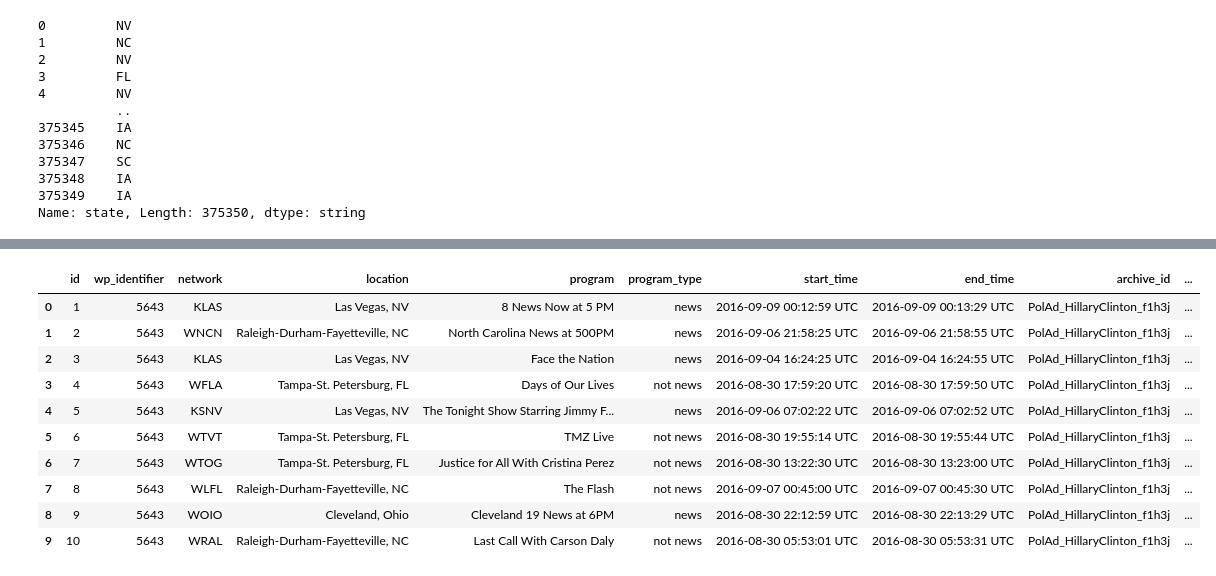
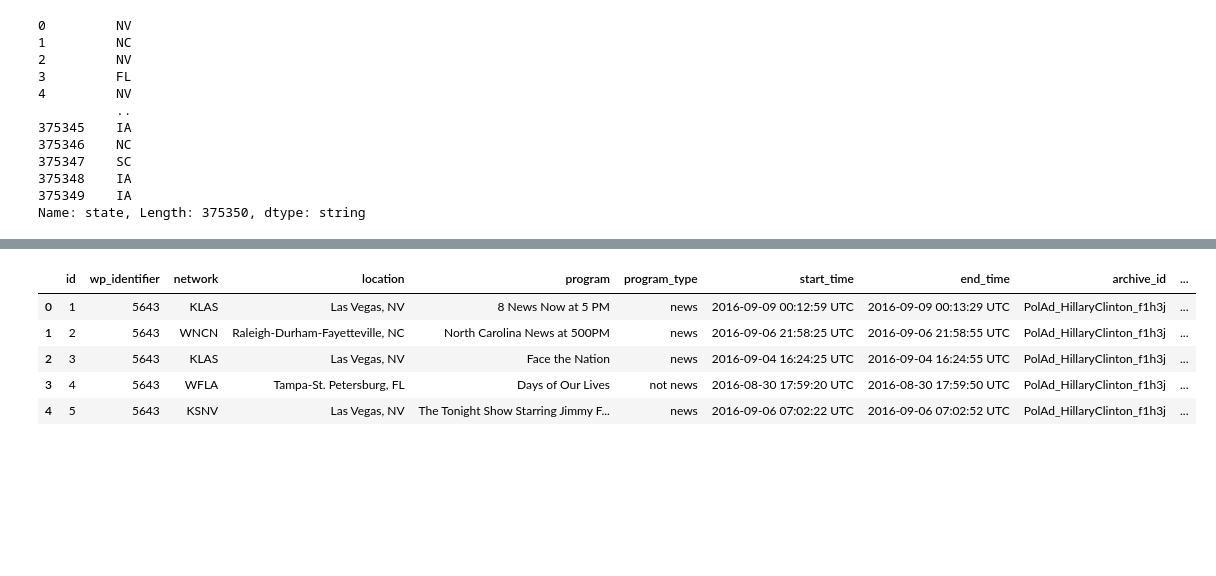
Before and after one commit to phoebeyueh/200_presidential_campaign_analysis, a Jupyter notebook: Annie_Political_Ads_Data_Cleaning.ipynb, the cells around one changed output, grey strips where cells are left out. Drawn from its saved outputs; the diff is of its cells as text; code cells hidden in the pictures; blank space fills up the shorter version.

```diff
--- a/Annie_Political_Ads_Data_Cleaning.ipynb
+++ b/Annie_Political_Ads_Data_Cleaning.ipynb
@@ -207,23 +202,18 @@ Shape of data frame after filtering for only 2016 election cycle: (223722, 20)
 # %%
 # Create columns for candidate contains Hillary Clinton and candidate contains Donald Trump
 
 ads_df["clinton"] = ads_df.candidates.str.contains("clinton", case=False)
 
 ads_df["trump"] = ads_df.candidates.str.contains("trump", case=False)
 
-ads_df.head(10)
+ads_df.head(5)
 # %% [output]
 |  | id | wp_identifier | network | location | program | program_type | start_time | end_time | archive_id | ... |
 | 0 | 1 | 5643 | KLAS | Las Vegas, NV | 8 News Now at 5 PM | news | 2016-09-09 00:12:59 UTC | 2016-09-09 00:13:29 UTC | PolAd_HillaryClinton_f1h3j | ... |
 | 1 | 2 | 5643 | WNCN | Raleigh-Durham-Fayetteville, NC | North Carolina News at 500PM | news | 2016-09-06 21:58:25 UTC | 2016-09-06 21:58:55 UTC | PolAd_HillaryClinton_f1h3j | ... |
 | 2 | 3 | 5643 | KLAS | Las Vegas, NV | Face the Nation | news | 2016-09-04 16:24:25 UTC | 2016-09-04 16:24:55 UTC | PolAd_HillaryClinton_f1h3j | ... |
 | 3 | 4 | 5643 | WFLA | Tampa-St. Petersburg, FL | Days of Our Lives | not news | 2016-08-30 17:59:20 UTC | 2016-08-30 17:59:50 UTC | PolAd_HillaryClinton_f1h3j | ... |
 | 4 | 5 | 5643 | KSNV | Las Vegas, NV | The Tonight Show Starring Jimmy F... | news | 2016-09-06 07:02:22 UTC | 2016-09-06 07:02:52 UTC | PolAd_HillaryClinton_f1h3j | ... |
-| 5 | 6 | 5643 | WTVT | Tampa-St. Petersburg, FL | TMZ Live | not news | 2016-08-30 19:55:14 UTC | 2016-08-30 19:55:44 UTC | PolAd_HillaryClinton_f1h3j | ... |
-| 6 | 7 | 5643 | WTOG | Tampa-St. Petersburg, FL | Justice for All With Cristina Perez | not news | 2016-08-30 13:22:30 UTC | 2016-08-30 13:23:00 UTC | PolAd_HillaryClinton_f1h3j | ... |
-| 7 | 8 | 5643 | WLFL | Raleigh-Durham-Fayetteville, NC | The Flash | not news | 2016-09-07 00:45:00 UTC | 2016-09-07 00:45:30 UTC | PolAd_HillaryClinton_f1h3j | ... |
-| 8 | 9 | 5643 | WOIO | Cleveland, Ohio | Cleveland 19 News at 6PM | news | 2016-08-30 22:12:59 UTC | 2016-08-30 22:13:29 UTC | PolAd_HillaryClinton_f1h3j | ... |
-| 9 | 10 | 5643 | WRAL | Raleigh-Durham-Fayetteville, NC | Last Call With Carson Daly | not news | 2016-08-30 05:53:01 UTC | 2016-08-30 05:53:31 UTC | PolAd_HillaryClinton_f1h3j | ... |
 # %%
 # Output cleaned .csv file
 # Note that we can keep adding steps in this workbook to improve on the cleaned file
```
Also changed, not shown: parts of 2 cells of this notebook.
